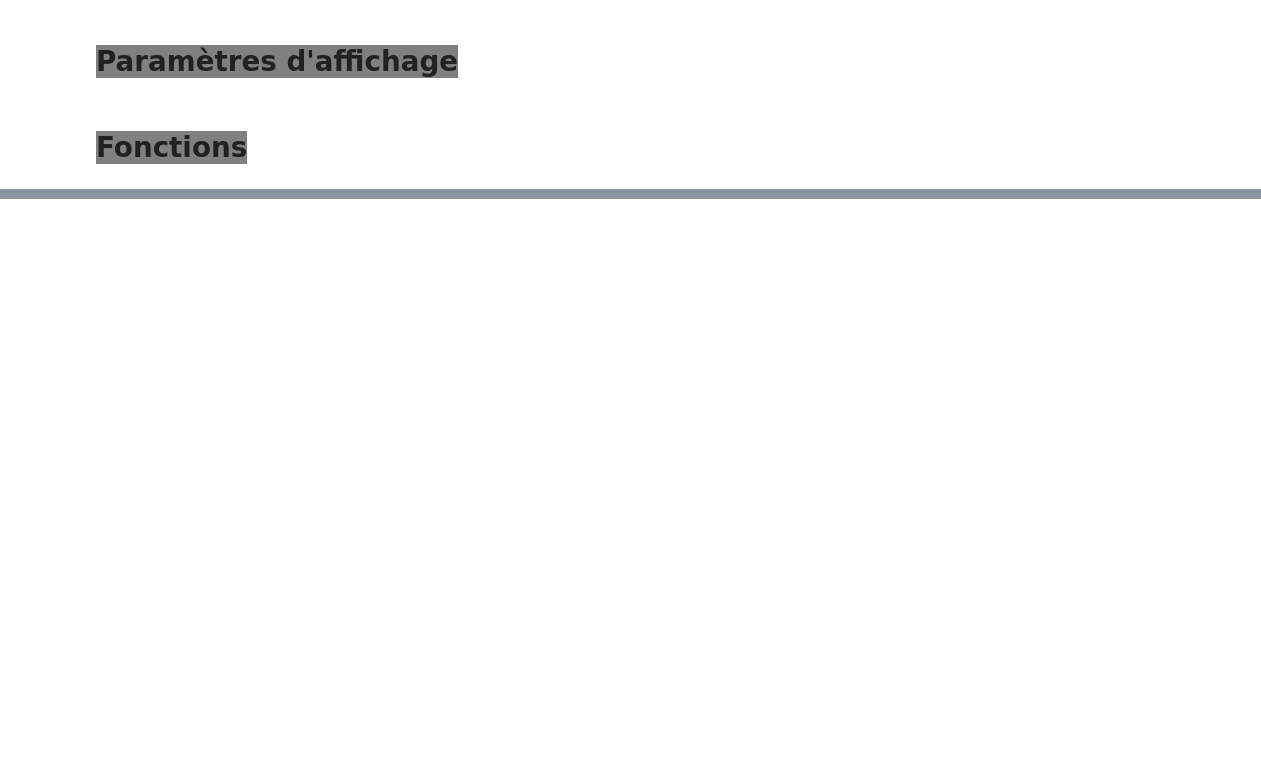
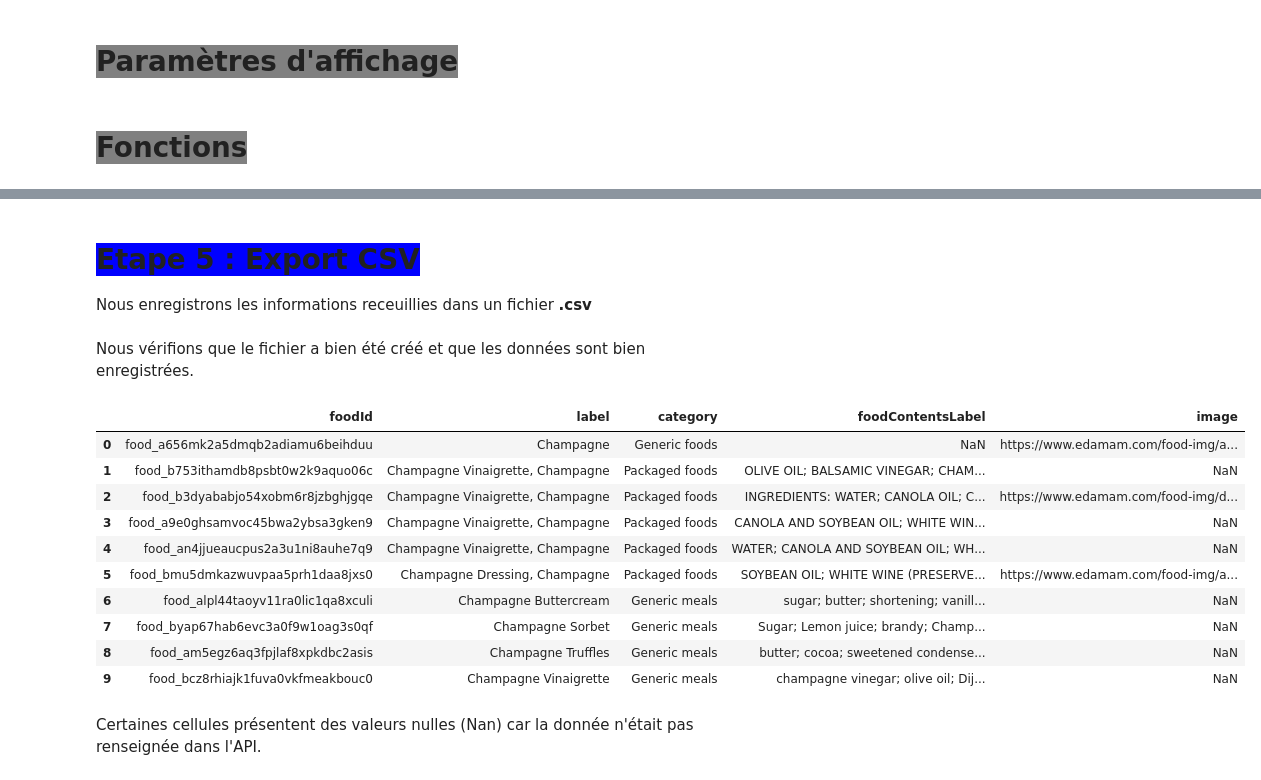
Before and after one commit to pierrickBERTHE/PB6-Classification_automatique_de_produits, a Jupyter notebook: berthe_pierrick_4_script_python_122023.ipynb, the cells around one changed output, grey strips where cells are left out. Cells and saved outputs as stored; diff of their text form; code cells hidden in the pictures; blank space fills up the shorter version.

```diff
--- a/berthe_pierrick_4_script_python_122023.ipynb
+++ b/berthe_pierrick_4_script_python_122023.ipynb
@@ -123,5 +108,10 @@ Code lance le : 2024-02-01T09:44:00.242576
 # %% [markdown]
 # <span style='background:grey'>Paramètres d'affichage</span>
+# %%
+# parametrage des paramètres d'affichage dans le notebook
+pd.set_option("display.max_row", 20)
+pd.set_option("display.max_column", 10)
+pd.set_option("display.precision", 2)
 # %% [markdown]
 # <span style='background:grey'>Fonctions</span>
 # %%
@@ -223,0 +343,39 @@ des données. En particulier :
+# %% [markdown]
+# <span style='background:blue'>Etape 5 : Export CSV</span>
+
+Nous enregistrons les informations receuillies dans un fichier **.csv**
+# %%
+# Nom du fichier
+export_nom_fichier = 'berthe_pierrick_5_export_api_122023.csv'
+
+# Ouvrir le fichier en mode écriture
+with open(export_nom_fichier, 'w', newline='') as fichier_csv:
+
+    # Création du writer
+    writer = csv.DictWriter(fichier_csv, fieldnames=info_label)
+
+    # Écrire les en-têtes
+    writer.writeheader()
+
+    # Écrire chaque ligne extraites
+    for ligne in produit_extracted_list:
+        writer.writerow(ligne)
+# %% [markdown]
+Nous vérifions que le fichier a bien été créé et que les données sont bien enregistrées.
+# %%
+export_nom_fichier_df = pd.read_csv(export_nom_fichier, sep=",")
+display(export_nom_fichier_df)
+# %% [output]
+|  | foodId | label | category | foodContentsLabel | image |
+| 0 | food_a656mk2a5dmqb2adiamu6beihduu | Champagne | Generic foods | NaN | https://www.edamam.com/food-img/a... |
+| 1 | food_b753ithamdb8psbt0w2k9aquo06c | Champagne Vinaigrette, Champagne | Packaged foods | OLIVE OIL; BALSAMIC VINEGAR; CHAM... | NaN |
+| 2 | food_b3dyababjo54xobm6r8jzbghjgqe | Champagne Vinaigrette, Champagne | Packaged foods | INGREDIENTS: WATER; CANOLA OIL; C... | https://www.edamam.com/food-img/d... |
+| 3 | food_a9e0ghsamvoc45bwa2ybsa3gken9 | Champagne Vinaigrette, Champagne | Packaged foods | CANOLA AND SOYBEAN OIL; WHITE WIN... | NaN |
+| 4 | food_an4jjueaucpus2a3u1ni8auhe7q9 | Champagne Vinaigrette, Champagne | Packaged foods | WATER; CANOLA AND SOYBEAN OIL; WH... | NaN |
+| 5 | food_bmu5dmkazwuvpaa5prh1daa8jxs0 | Champagne Dressing, Champagne | Packaged foods | SOYBEAN OIL; WHITE WINE (PRESERVE... | https://www.edamam.com/food-img/a... |
+| 6 | food_alpl44taoyv11ra0lic1qa8xculi | Champagne Buttercream | Generic meals | sugar; butter; shortening; vanill... | NaN |
+| 7 | food_byap67hab6evc3a0f9w1oag3s0qf | Champagne Sorbet | Generic meals | Sugar; Lemon juice; brandy; Champ... | NaN |
+| 8 | food_am5egz6aq3fpjlaf8xpkdbc2asis | Champagne Truffles | Generic meals | butter; cocoa; sweetened condense... | NaN |
+| 9 | food_bcz8rhiajk1fuva0vkfmeakbouc0 | Champagne Vinaigrette | Generic meals | champagne vinegar; olive oil; Dij... | NaN |
+# %% [markdown]
+Certaines cellules présentent des valeurs nulles (Nan) car la donnée n'était pas renseignée dans l'API.
```
Also changed, not shown: parts of 24 cells of this notebook, 4 other files.
